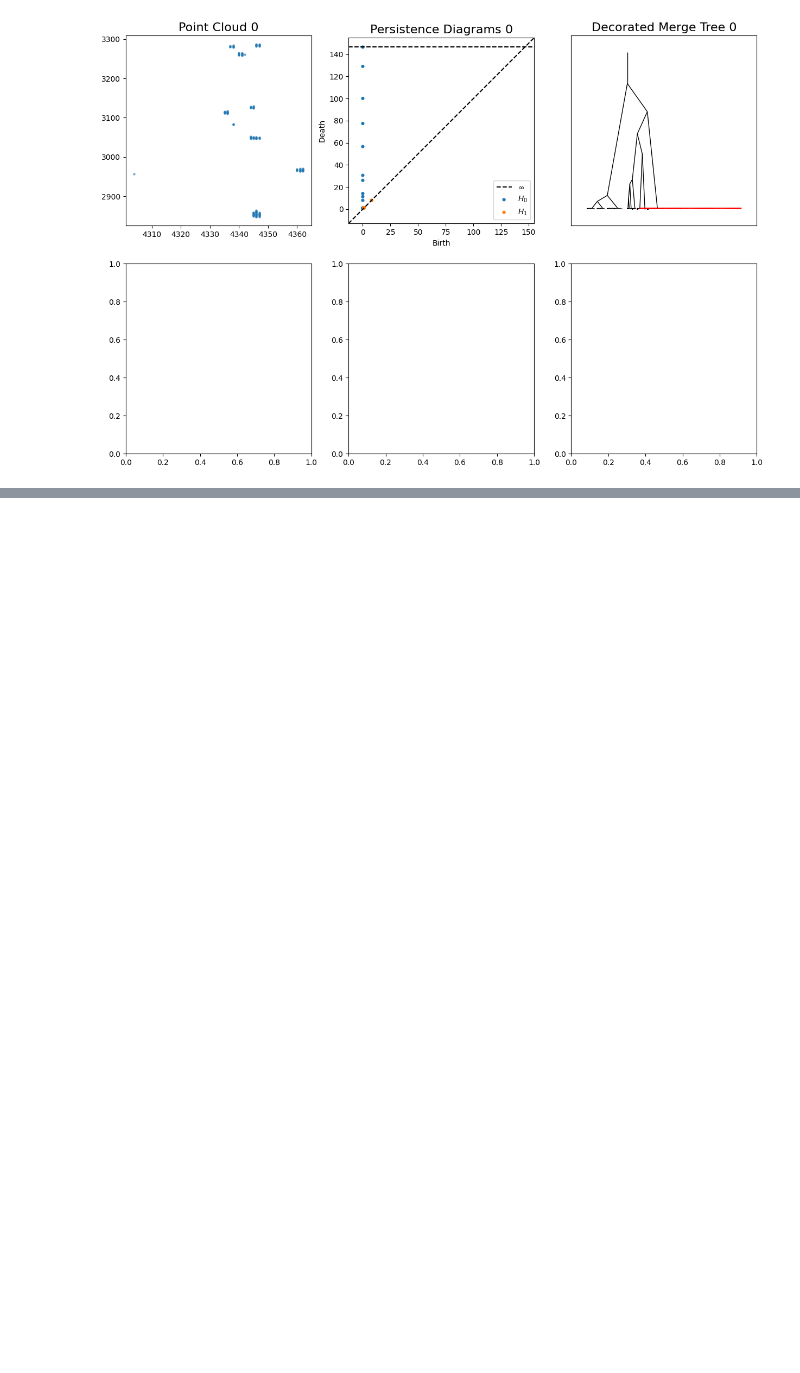
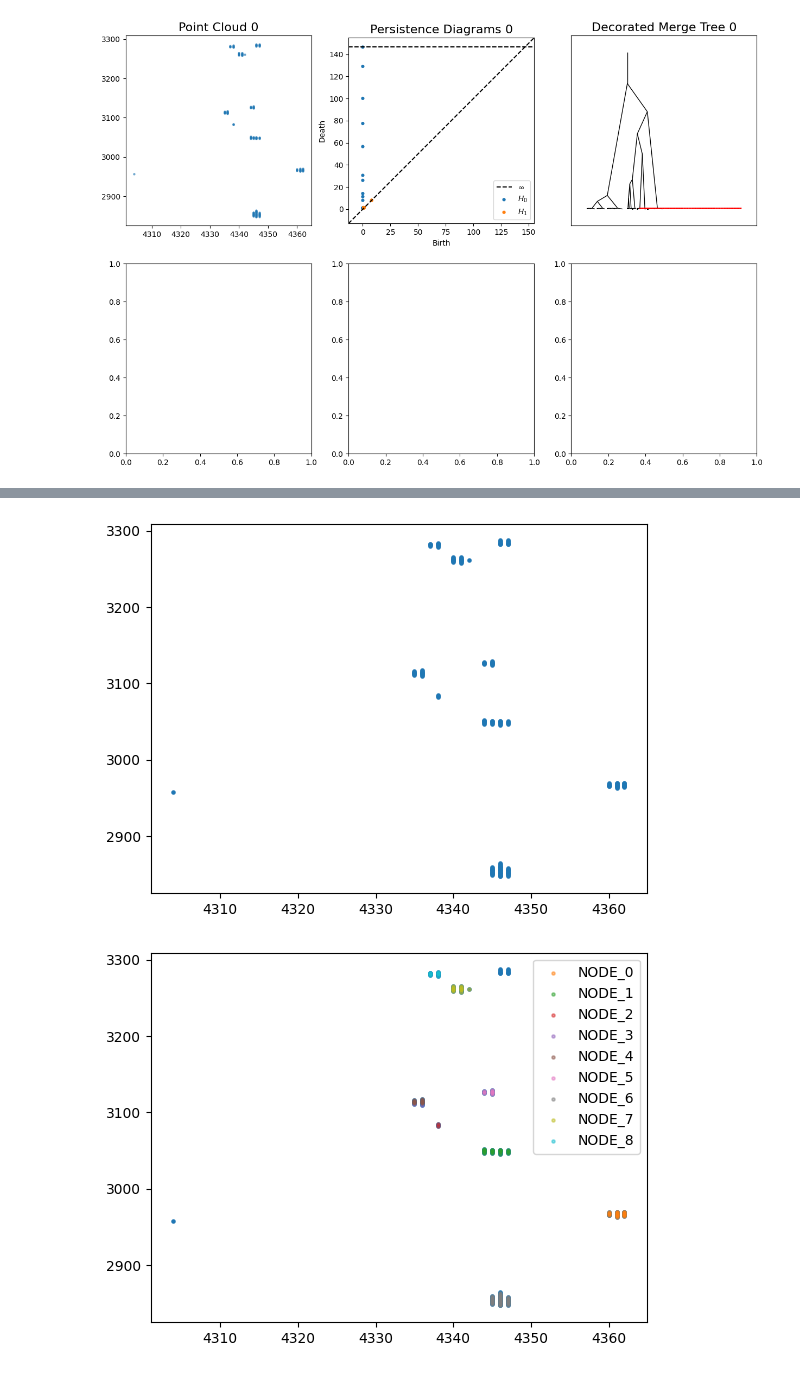
Before and after one commit to Neutron-Calibration-in-DUNE/Blip, a Jupyter notebook: notebooks/merge_trees.ipynb, the cells around one changed output, grey strips where cells are left out. Drawn from its saved outputs; the diff is of its cells as text; code cells hidden in the pictures; blank space fills up the shorter version.

```diff
--- a/notebooks/merge_trees.ipynb
+++ b/notebooks/merge_trees.ipynb
@@ -90,0 +107,23 @@ Number of persistence points: 65
+# %%
+# How to represent the points in the point cloud with the node number
+plt.scatter(data[:,0],data[:,1], s=5)
+plt.show()
+
+plt.scatter(data[:,0],data[:,1], s=5)
+input_events = []; nodes_indices = []
+for i in range(len(idx_true)-1):
+    points_cluster_i = np.arange(idx_true[i],idx_true[i+1])
+    # print(points_cluster_i)
+    # print(i,idx_true[i])
+    # print(i+1,idx_true[i+1])
+    p0 = points_0[points_cluster_i]
+    p1 = points_1[points_cluster_i]
+    linkage_points = np.concatenate((np.array(p0).astype(int),np.array(p1).astype(int)))
+
+    # print("linkage_points:",linkage_points)
+    plt.scatter(data[:,0][(np.array(p0).astype(int))],data[:,1][(np.array(p0).astype(int))], s=5,alpha=0.5,label="NODE_" + str(i))
+plt.legend()
+plt.show()
+# %% [output]
+[figure, added]
+[figure, added]
```
Also changed, not shown: parts of 2 cells of this notebook.
